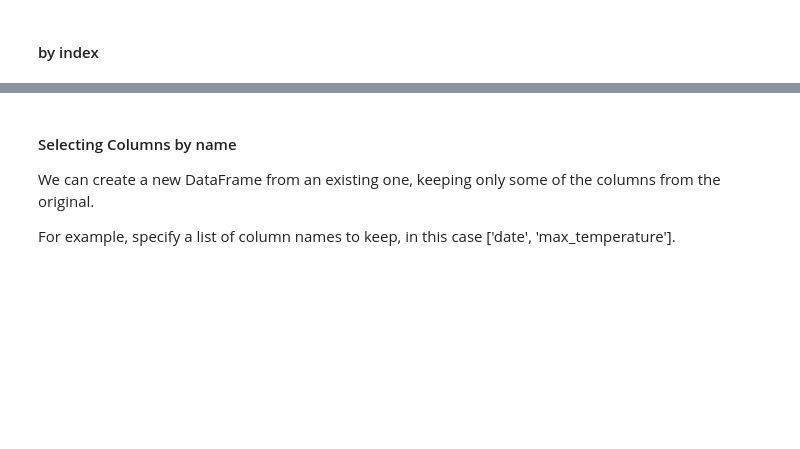
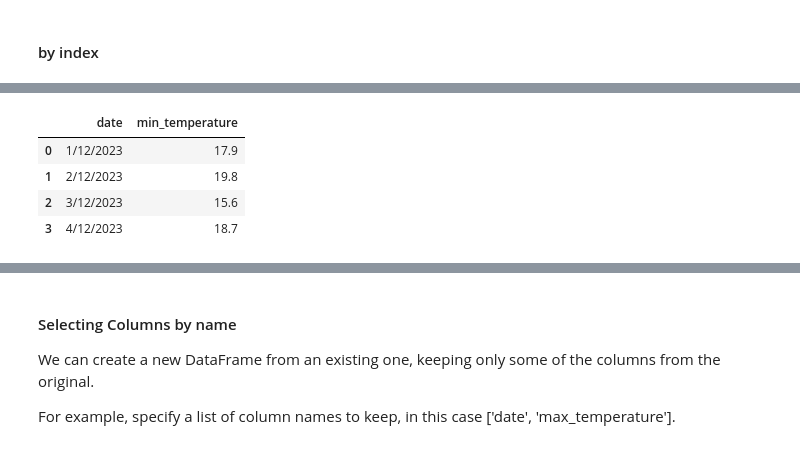
Before and after one commit to ZijingChen/Python, a Jupyter notebook: Python_Notes.ipynb, the cells around one changed output, grey strips where cells are left out. Saved outputs shown, nothing was run; the diff lists cells and outputs as text; code cells hidden in the pictures; blank space fills up the shorter version.

```diff
--- a/Python_Notes.ipynb
+++ b/Python_Notes.ipynb
@@ -2105,0 +2134,8 @@ Name: rainfall, dtype: float64
+# %%
+df.loc[:3,['date','min_temperature']] # get two columns
+# %% [output]
+|  | date | min_temperature |
+| 0 | 1/12/2023 | 17.9 |
+| 1 | 2/12/2023 | 19.8 |
+| 2 | 3/12/2023 | 15.6 |
+| 3 | 4/12/2023 | 18.7 |
```
Also changed, not shown: parts of 21 cells of this notebook.
